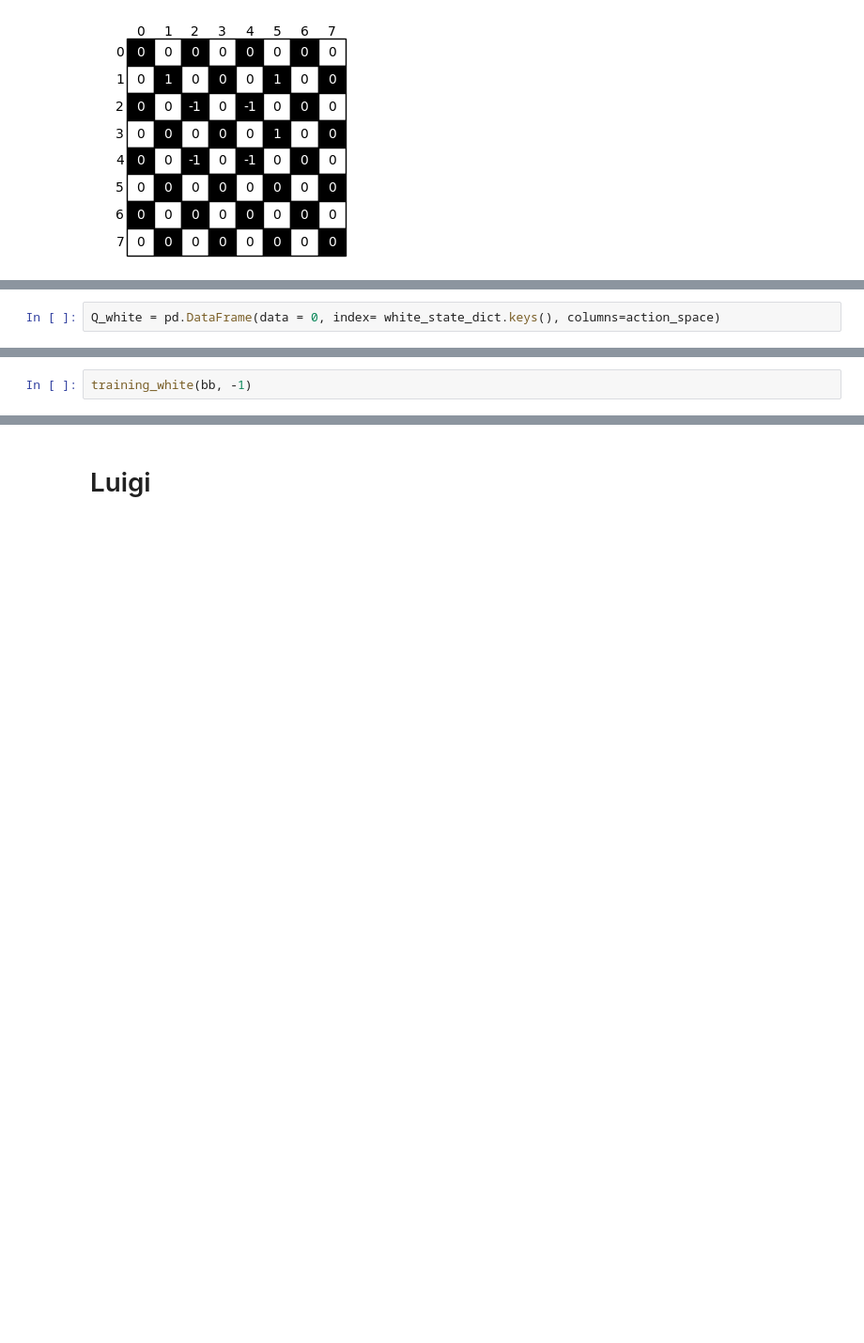
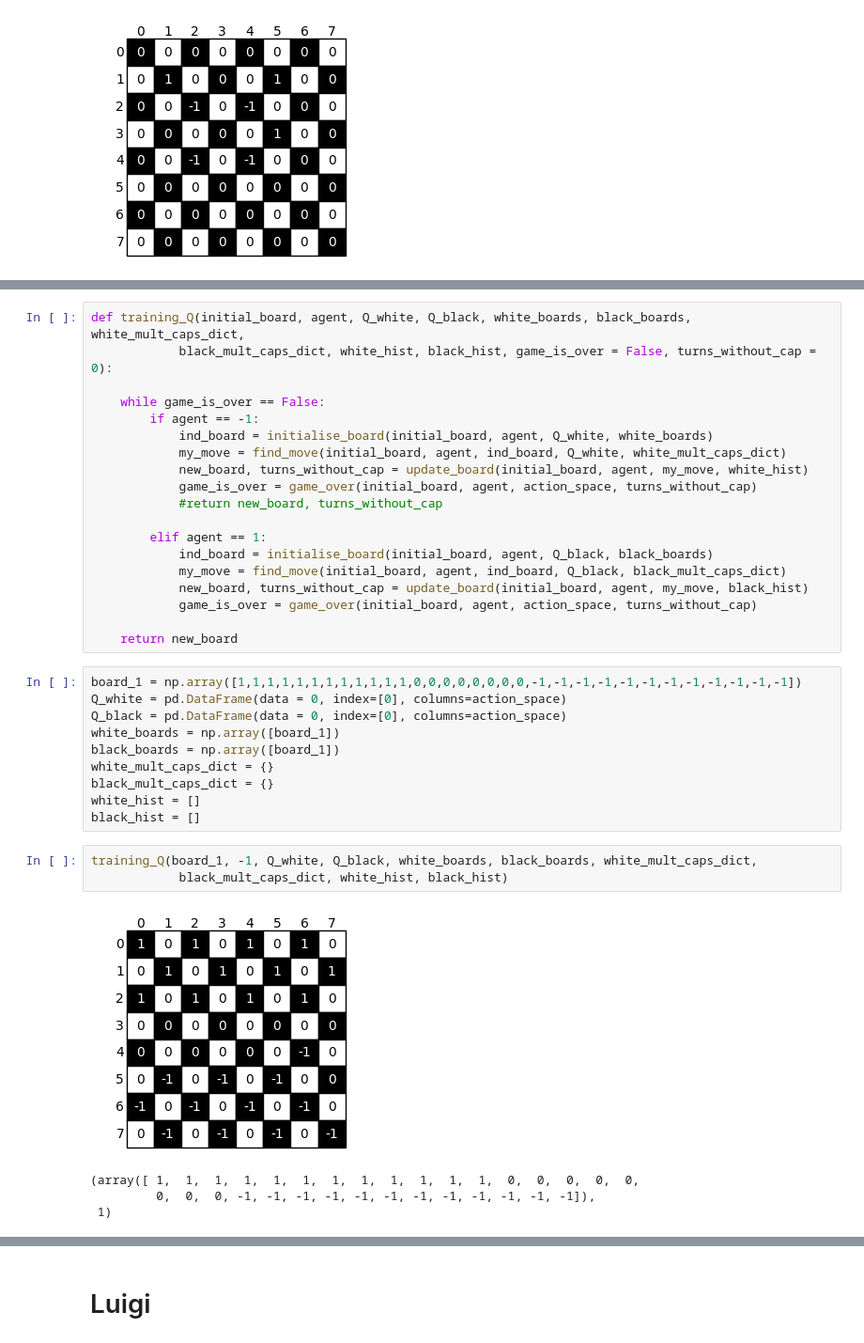
Before and after one commit to federicoschiaffino/Eldo, a Jupyter notebook: Eldo/Q Learning.ipynb, the cells around one changed output, grey strips where cells are left out. Shown at 94% size. Cells and saved outputs as stored; diff of their text form; blank space fills up the shorter version.

```diff
--- a/Eldo/Q Learning.ipynb
+++ b/Eldo/Q Learning.ipynb
@@ -273,2 +175,0 @@ white_state_dict[white_board.index(board_1)] = board_1
-# %%
-Q_white = pd.DataFrame(data = 0, index= white_state_dict.keys(), columns=action_space)
@@ -354,2 +175,0 @@ visualize([bb, (0,4)])
-# %%
-training_white(bb, -1)
@@ -443,0 +249,37 @@ min(Q_white.loc[0])
+# %%
+def training_Q(initial_board, agent, Q_white, Q_black, white_boards, black_boards, white_mult_caps_dict,
+            black_mult_caps_dict, white_hist, black_hist, game_is_over = False, turns_without_cap = 0):
+
+    while game_is_over == False:
+        if agent == -1:
+            ind_board = initialise_board(initial_board, agent, Q_white, white_boards)
+            my_move = find_move(initial_board, agent, ind_board, Q_white, white_mult_caps_dict)
+            new_board, turns_without_cap = update_board(initial_board, agent, my_move, white_hist)
+            game_is_over = game_over(initial_board, agent, action_space, turns_without_cap)
+            #return new_board, turns_without_cap
+
+        elif agent == 1:
+            ind_board = initialise_board(initial_board, agent, Q_black, black_boards)
+            my_move = find_move(initial_board, agent, ind_board, Q_black, black_mult_caps_dict)
+            new_board, turns_without_cap = update_board(initial_board, agent, my_move, black_hist)
+            game_is_over = game_over(initial_board, agent, action_space, turns_without_cap)
+
+    return new_board
+# %%
+board_1 = np.array([1,1,1,1,1,1,1,1,1,1,1,1,0,0,0,0,0,0,0,0,-1,-1,-1,-1,-1,-1,-1,-1,-1,-1,-1,-1])
+Q_white = pd.DataFrame(data = 0, index=[0], columns=action_space)
+Q_black = pd.DataFrame(data = 0, index=[0], columns=action_space)
+white_boards = np.array([board_1])
+black_boards = np.array([board_1])
+white_mult_caps_dict = {}
+black_mult_caps_dict = {}
+white_hist = []
+black_hist = []
+# %%
+training_Q(board_1, -1, Q_white, Q_black, white_boards, black_boards, white_mult_caps_dict,
+            black_mult_caps_dict, white_hist, black_hist)
+# %% [output]
+[figure, added]
+(array([ 1,  1,  1,  1,  1,  1,  1,  1,  1,  1,  1,  1,  0,  0,  0,  0,  0,
+         0,  0,  0, -1, -1, -1, -1, -1, -1, -1, -1, -1, -1, -1, -1]),
+ 1)
```
Also changed, not shown: parts of 48 cells of this notebook, 1 other file.
